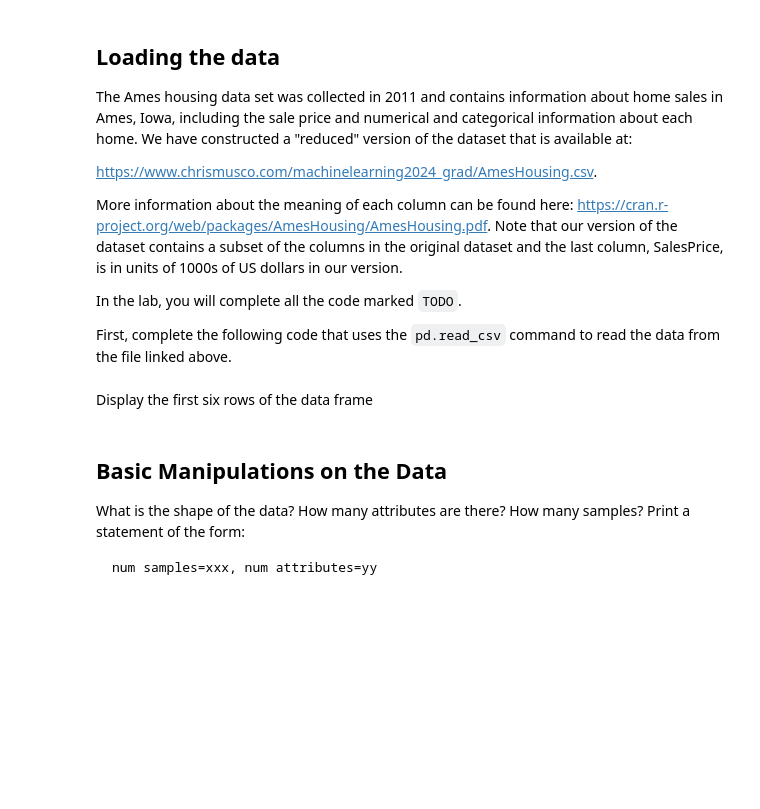
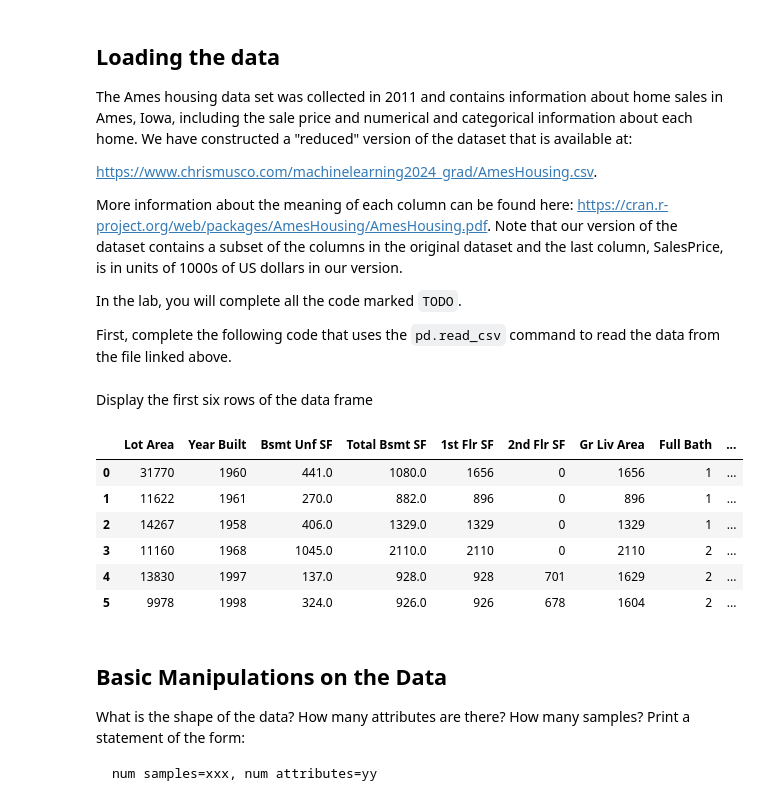
Before and after one commit to pranavich18/ML_Labs, a Jupyter notebook: lab1.ipynb, the cells around one changed output. Drawn from its saved outputs; the diff is of its cells as text; code cells hidden in the pictures; blank space fills up the shorter version.

```diff
--- a/lab1.ipynb
+++ b/lab1.ipynb
@@ -29,7 +29,16 @@ import numpy as np
 Display the first six rows of the data frame
 # %%
 # TODO
+df.head(6)
 # TODO
+# %% [output]
+|  | Lot Area | Year Built | Bsmt Unf SF | Total Bsmt SF | 1st Flr SF | 2nd Flr SF | Gr Liv Area | Full Bath | ... |
+| 0 | 31770 | 1960 | 441.0 | 1080.0 | 1656 | 0 | 1656 | 1 | ... |
+| 1 | 11622 | 1961 | 270.0 | 882.0 | 896 | 0 | 896 | 1 | ... |
+| 2 | 14267 | 1958 | 406.0 | 1329.0 | 1329 | 0 | 1329 | 1 | ... |
+| 3 | 11160 | 1968 | 1045.0 | 2110.0 | 2110 | 0 | 2110 | 2 | ... |
+| 4 | 13830 | 1997 | 137.0 | 928.0 | 928 | 701 | 1629 | 2 | ... |
+| 5 | 9978 | 1998 | 324.0 | 926.0 | 926 | 678 | 1604 | 2 | ... |
 # %% [markdown]
 ## Basic Manipulations on the Data
 
```
Also changed, not shown: parts of 10 cells of this notebook.
